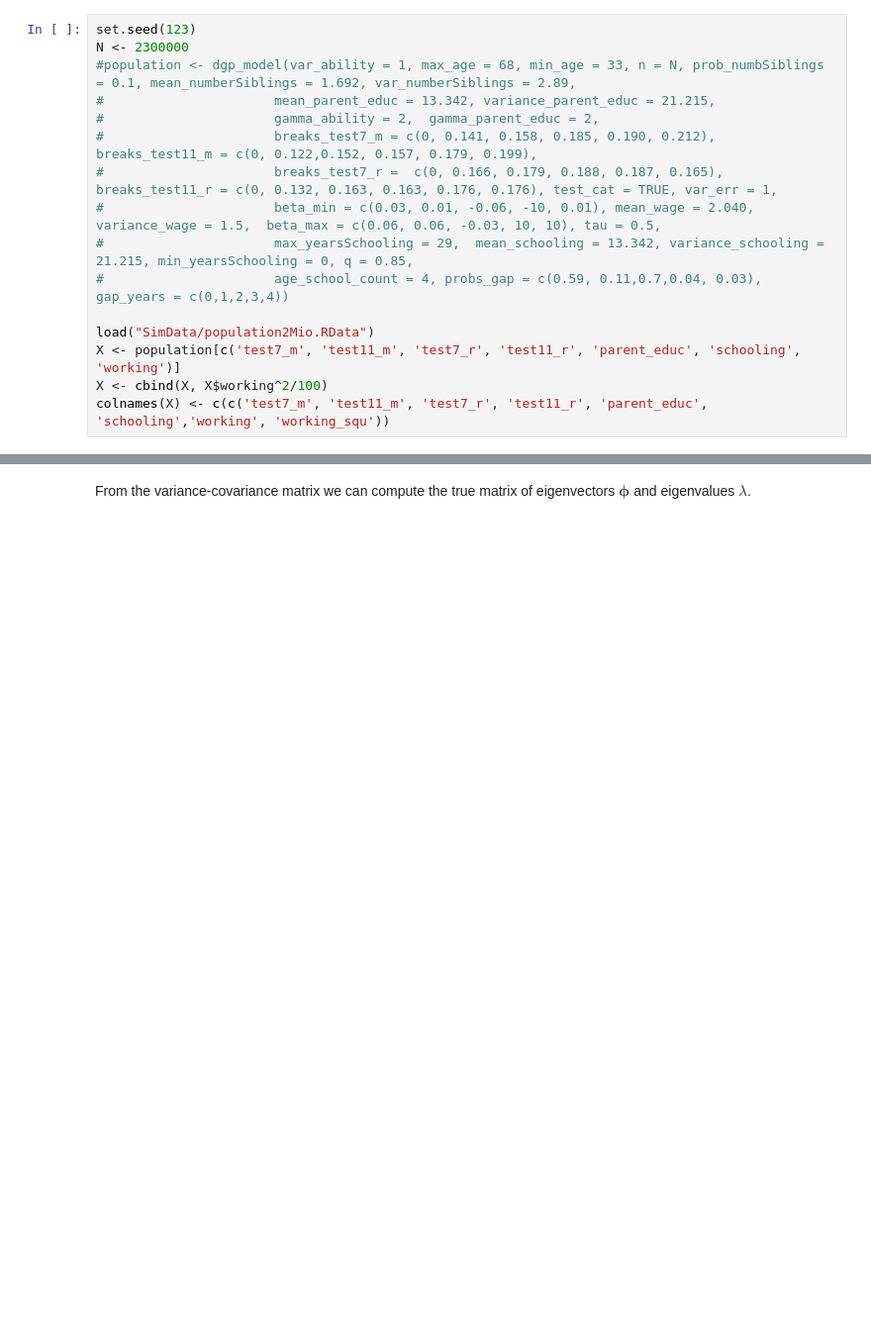
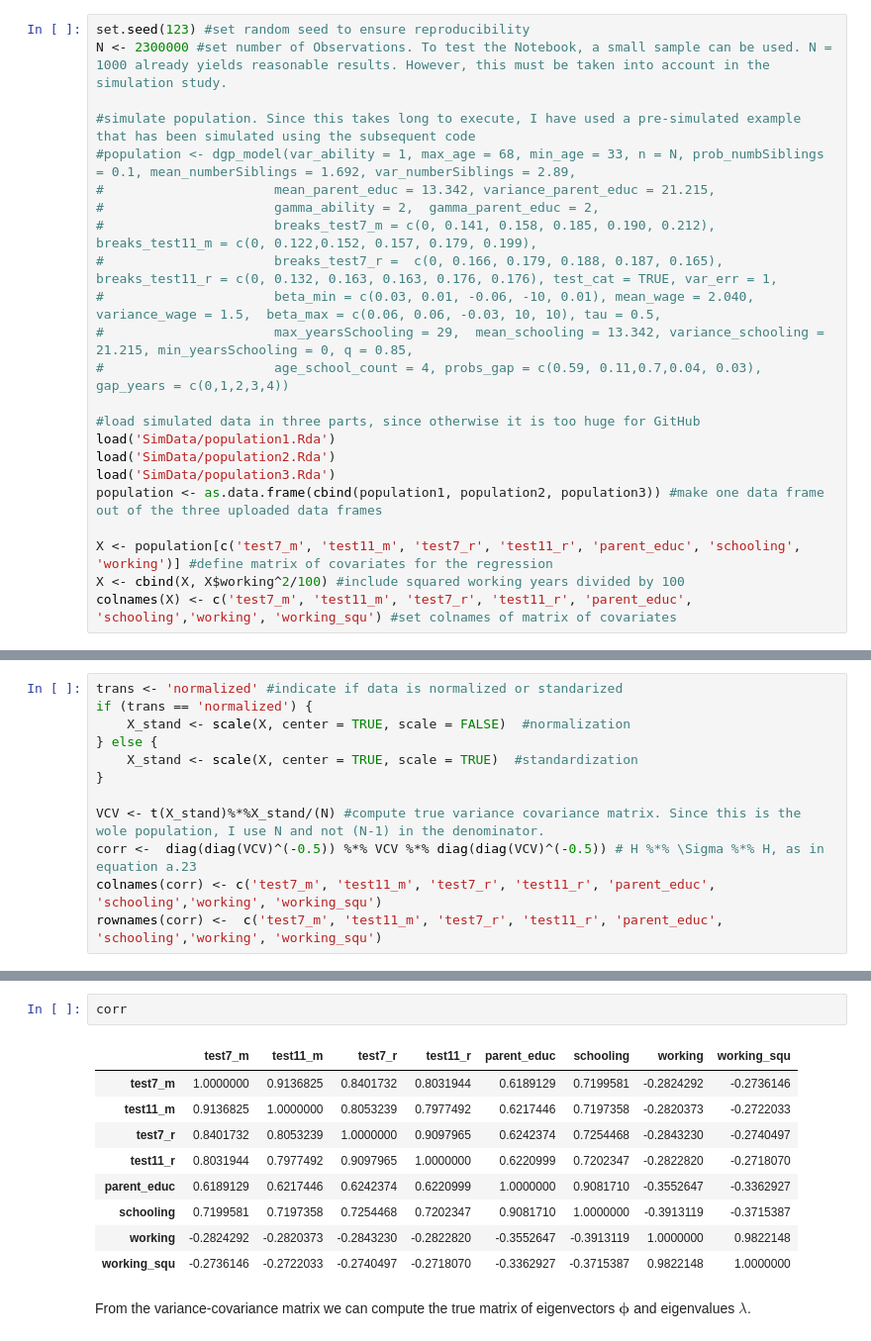
Before and after one commit to manuhuth/PCR-Parameter-Variance-Analysis, a Jupyter notebook: Notebooks/6Simulation.ipynb, the cells around one changed output, grey strips where cells are left out. Shown at 99% size. Drawn from its saved outputs; the diff is of its cells as text; blank space fills up the shorter version.

```diff
--- a/Notebooks/6Simulation.ipynb
+++ b/Notebooks/6Simulation.ipynb
@@ -24,6 +24,8 @@ library(ggplot2) #whole cell later at the beginning
 # %%
-set.seed(123)
-N <- 2300000
+set.seed(123) #set random seed to ensure reproducibility
+N <- 2300000 #set number of Observations. To test the Notebook, a small sample can be used. N = 1000 already yields reasonable results. However, this must be taken into account in the simulation study.
+
+#simulate population. Since this takes long to execute, I have used a pre-simulated example that has been simulated using the subsequent code
 #population <- dgp_model(var_ability = 1, max_age = 68, min_age = 33, n = N, prob_numbSiblings = 0.1, mean_numberSiblings = 1.692, var_numberSiblings = 2.89,
 #                      mean_parent_educ = 13.342, variance_parent_educ = 21.215,
 #                      gamma_ability = 2,  gamma_parent_educ = 2,
@@ -33,7 +35,12 @@ N <- 2300000
 #                      max_yearsSchooling = 29,  mean_schooling = 13.342, variance_schooling = 21.215, min_yearsSchooling = 0, q = 0.85,
 #                      age_school_count = 4, probs_gap = c(0.59, 0.11,0.7,0.04, 0.03), gap_years = c(0,1,2,3,4))
 
-load("SimData/population2Mio.RData")
-X <- population[c('test7_m', 'test11_m', 'test7_r', 'test11_r', 'parent_educ', 'schooling', 'working')]
-X <- cbind(X, X$working^2/100)
-colnames(X) <- c(c('test7_m', 'test11_m', 'test7_r', 'test11_r', 'parent_educ', 'schooling','working', 'working_squ'))
+#load simulated data in three parts, since otherwise it is too huge for GitHub
+load('SimData/population1.Rda')
+load('SimData/population2.Rda')
+load('SimData/population3.Rda')
+population <- as.data.frame(cbind(population1, population2, population3)) #make one data frame out of the three uploaded data frames
+
+X <- population[c('test7_m', 'test11_m', 'test7_r', 'test11_r', 'parent_educ', 'schooling', 'working')] #define matrix of covariates for the regression
+X <- cbind(X, X$working^2/100) #include squared working years divided by 100
+colnames(X) <- c('test7_m', 'test11_m', 'test7_r', 'test11_r', 'parent_educ', 'schooling','working', 'working_squ') #set colnames of matrix of covariates
@@ -48 +51,13 @@ VCV <- t(X_stand)%*%X_stand/(N-1)
+# %%
+trans <- 'normalized' #indicate if data is normalized or standarized
+if (trans == 'normalized') {
+    X_stand <- scale(X, center = TRUE, scale = FALSE)  #normalization
+} else {
+    X_stand <- scale(X, center = TRUE, scale = TRUE)  #standardization
+}
+
+VCV <- t(X_stand)%*%X_stand/(N) #compute true variance covariance matrix. Since this is the wole population, I use N and not (N-1) in the denominator.
+corr <-  diag(diag(VCV)^(-0.5)) %*% VCV %*% diag(diag(VCV)^(-0.5)) # H %*% \Sigma %*% H, as in equation a.23
+colnames(corr) <- c('test7_m', 'test11_m', 'test7_r', 'test11_r', 'parent_educ', 'schooling','working', 'working_squ')
+rownames(corr) <-  c('test7_m', 'test11_m', 'test7_r', 'test11_r', 'parent_educ', 'schooling','working', 'working_squ')
 # %% [markdown]
@@ -64,2 +65,14 @@ VCV
+# %%
+corr
+# %% [output]
+|  | test7_m | test11_m | test7_r | test11_r | parent_educ | schooling | working | working_squ |
+| test7_m | 1.0000000 | 0.9136825 | 0.8401732 | 0.8031944 | 0.6189129 | 0.7199581 | -0.2824292 | -0.2736146 |
+| test11_m | 0.9136825 | 1.0000000 | 0.8053239 | 0.7977492 | 0.6217446 | 0.7197358 | -0.2820373 | -0.2722033 |
+| test7_r | 0.8401732 | 0.8053239 | 1.0000000 | 0.9097965 | 0.6242374 | 0.7254468 | -0.2843230 | -0.2740497 |
+| test11_r | 0.8031944 | 0.7977492 | 0.9097965 | 1.0000000 | 0.6220999 | 0.7202347 | -0.2822820 | -0.2718070 |
+| parent_educ | 0.6189129 | 0.6217446 | 0.6242374 | 0.6220999 | 1.0000000 | 0.9081710 | -0.3552647 | -0.3362927 |
+| schooling | 0.7199581 | 0.7197358 | 0.7254468 | 0.7202347 | 0.9081710 | 1.0000000 | -0.3913119 | -0.3715387 |
+| working | -0.2824292 | -0.2820373 | -0.2843230 | -0.2822820 | -0.3552647 | -0.3913119 | 1.0000000 | 0.9822148 |
+| working_squ | -0.2736146 | -0.2722033 | -0.2740497 | -0.2718070 | -0.3362927 | -0.3715387 | 0.9822148 | 1.0000000 |
 # %% [markdown]
 From the variance-covariance matrix we can compute the true matrix of eigenvectors $\pmb \phi$ and eigenvalues $\lambda$.
```
Also changed, not shown: parts of 33 cells of this notebook, 4 other files.
